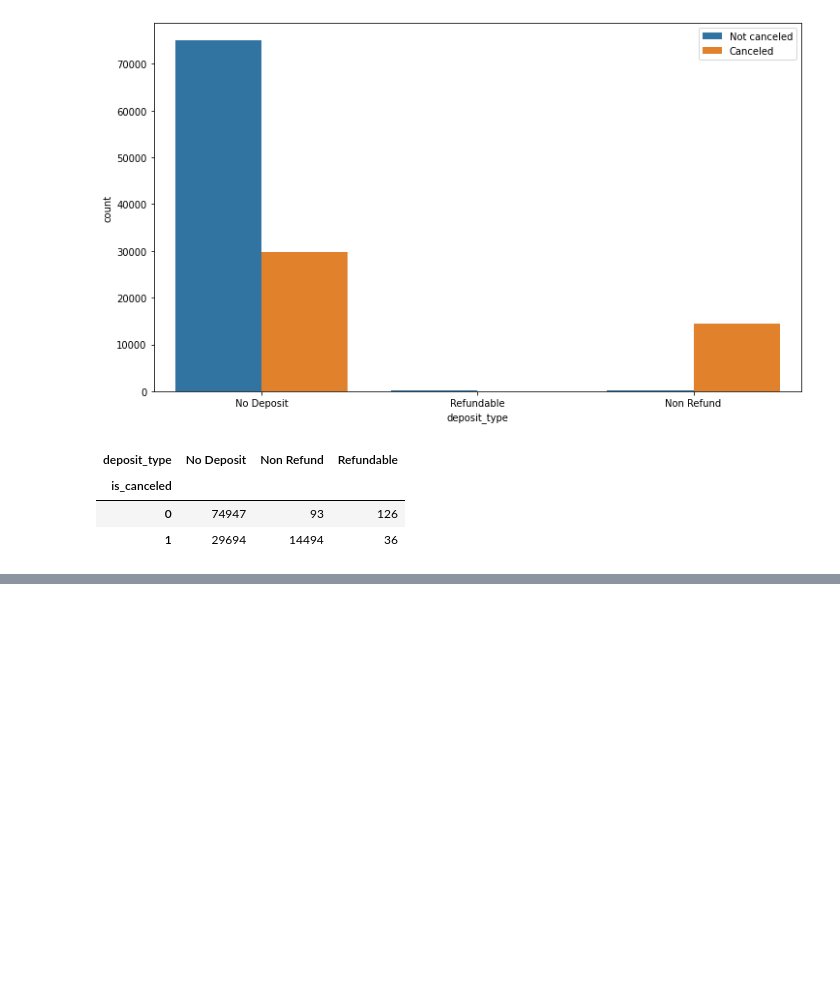
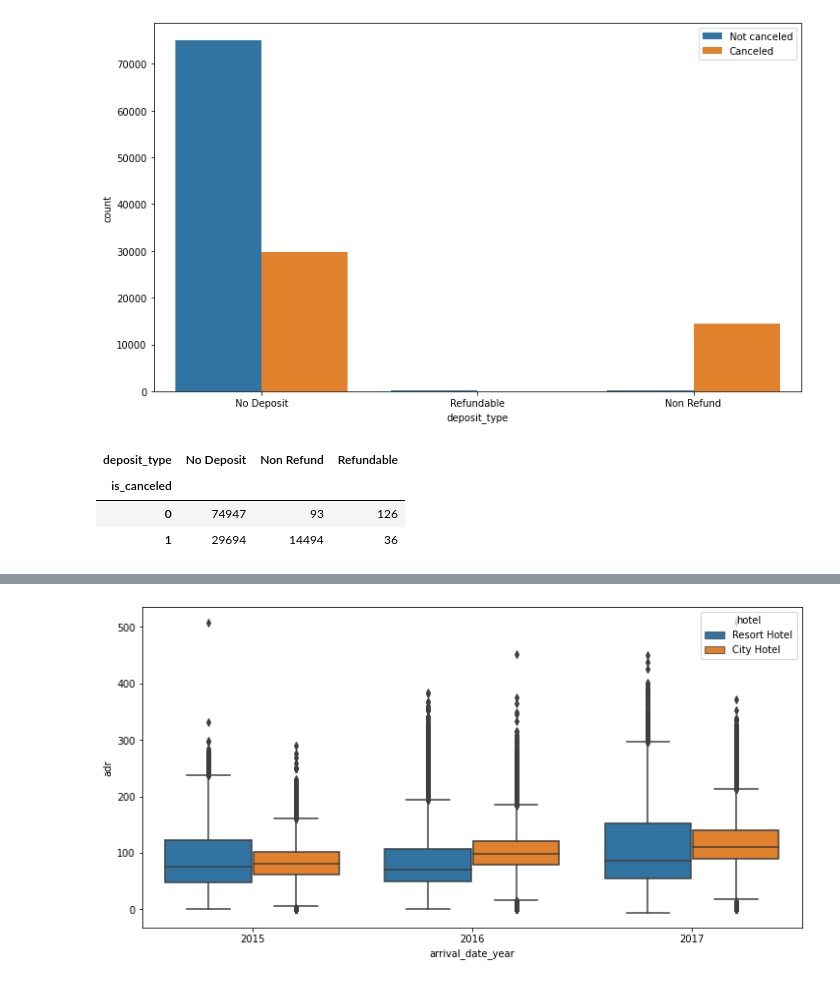
Before and after one commit to manisha-dhanuka/EDA-Project, a Jupyter notebook: Hotel_Booking_Analysis.ipynb, the cells around one changed output, grey strips where cells are left out. Drawn from its saved outputs; the diff is of its cells as text; code cells hidden in the pictures; blank space fills up the shorter version.

```diff
--- a/Hotel_Booking_Analysis.ipynb
+++ b/Hotel_Booking_Analysis.ipynb
@@ -494,0 +536,6 @@ hotel_df.pivot_table(index = 'is_canceled',columns= 'deposit_type',values= 'hote
+# %%
+# year --> adr
+plt.figure(figsize =(12,6))
+sns.boxplot(data = hotel_df, x= 'arrival_date_year', y='adr',hue = 'hotel');
+# %% [output]
+[figure, added]
```
Also changed, not shown: parts of 12 cells of this notebook.
